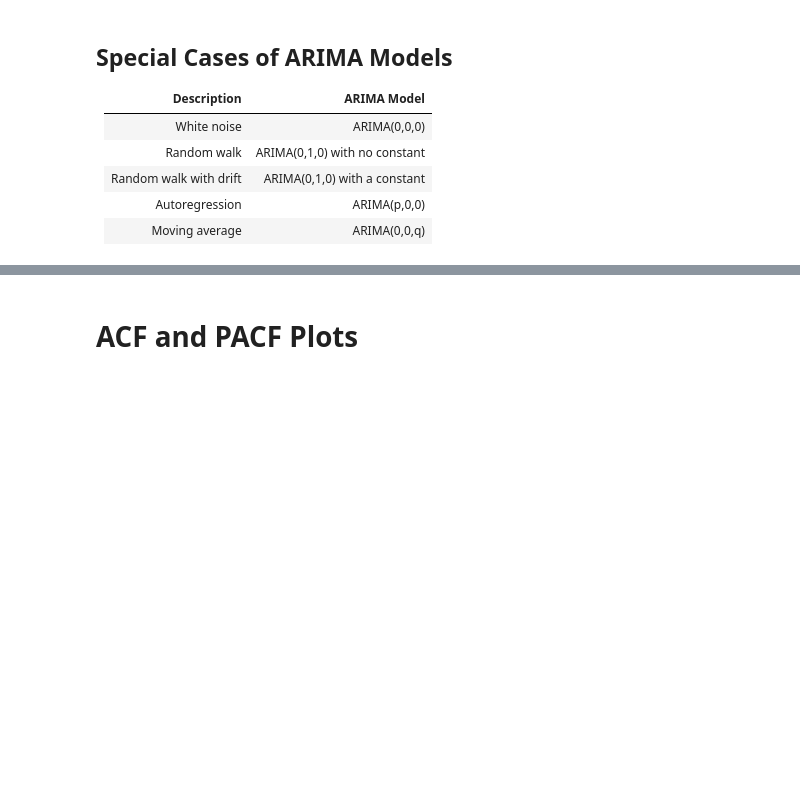
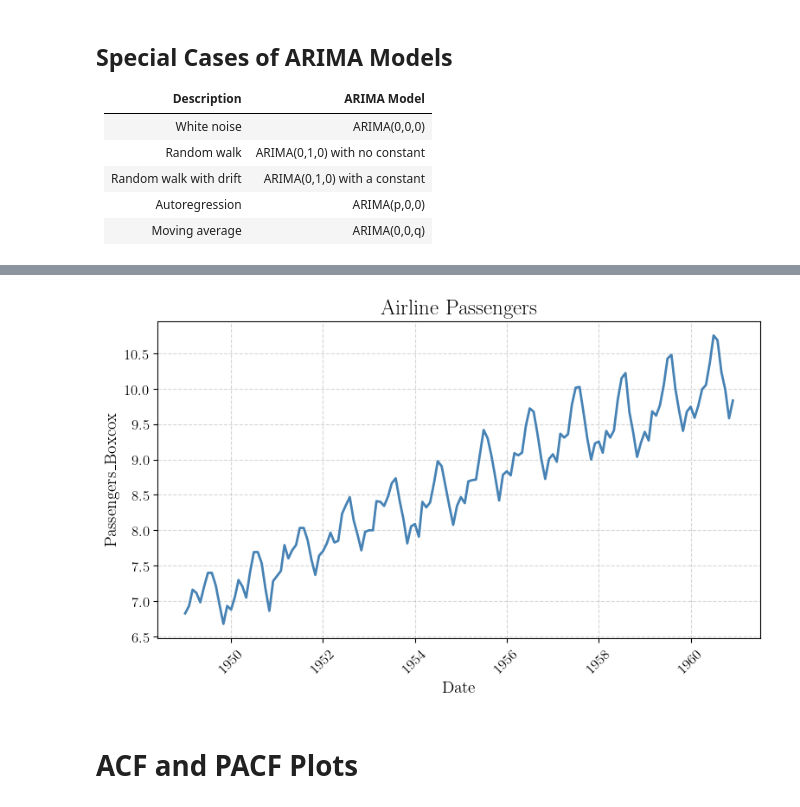
Before and after one commit to tomjwells/QuantConcepts, a Jupyter notebook: 2. Timeseries/2. ARIMA & SARIMA.ipynb, the cells around one changed output, grey strips where cells are left out. Cells and saved outputs as stored; diff of their text form; code cells hidden in the pictures; blank space fills up the shorter version.

```diff
--- a/2. Timeseries/2. ARIMA & SARIMA.ipynb
+++ b/2. Timeseries/2. ARIMA & SARIMA.ipynb
@@ -175,7 +192,7 @@ plot_passenger_volumes(df=data, y='#Passengers')
 from scipy.stats import boxcox
 
 # Make the target variance stationary
-data['Passengers_Boxcox'], lam = boxcox(data['#Passengers'])
+data['Passengers_Boxcox'], lam = boxcox(data['Num Passengers'])
 
 # Plot the box-cox passenger data
 plot_passenger_volumes(df=data, y='Passengers_Boxcox')
@@ -184,3 +200,4 @@ plot_passenger_volumes(df=data, y='Passengers_Boxcox')
+[figure, added]
 # %% [markdown]
 # ACF and PACF Plots
 # %%
```
Also changed, not shown: parts of 17 cells of this notebook, 9 other files.
